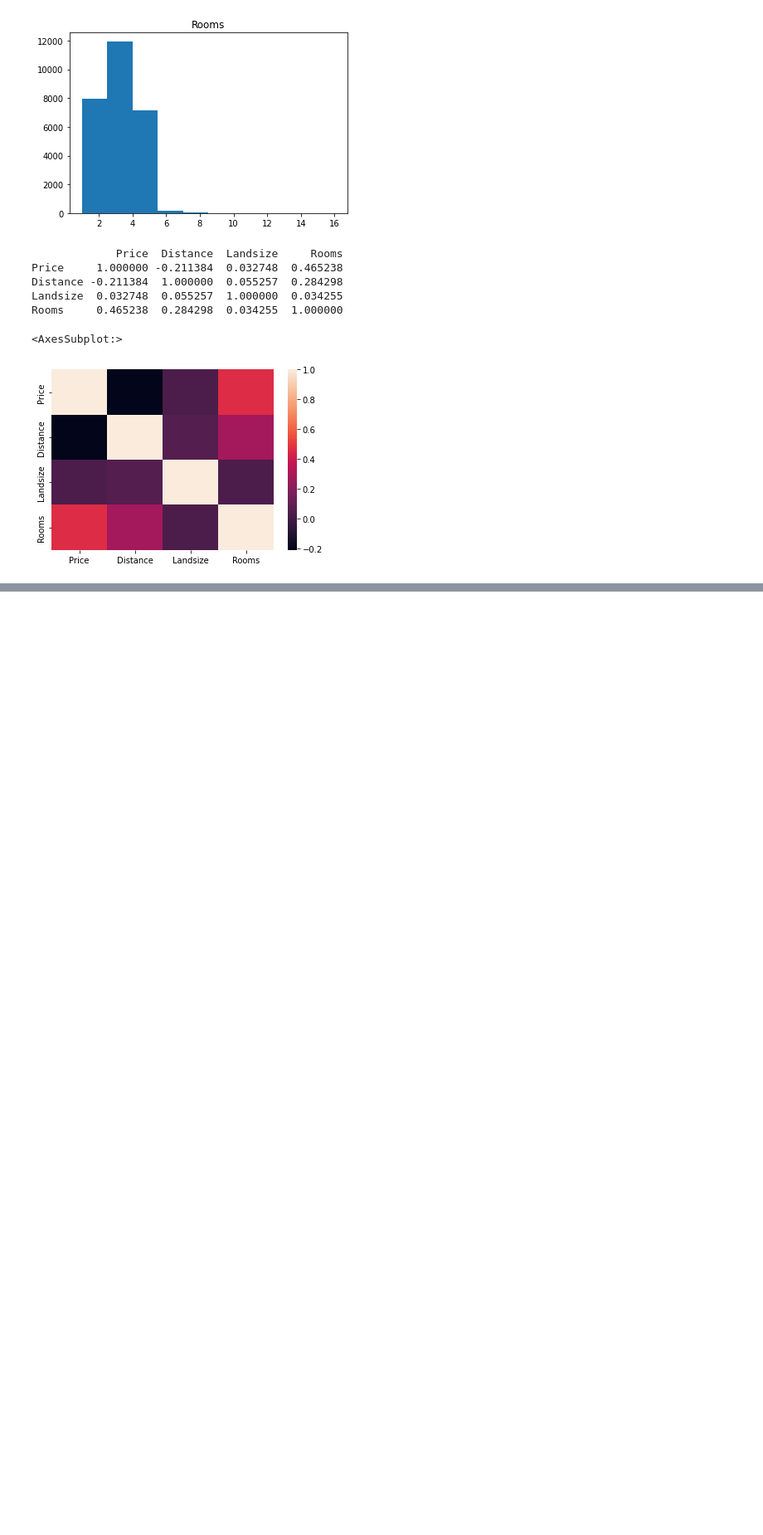
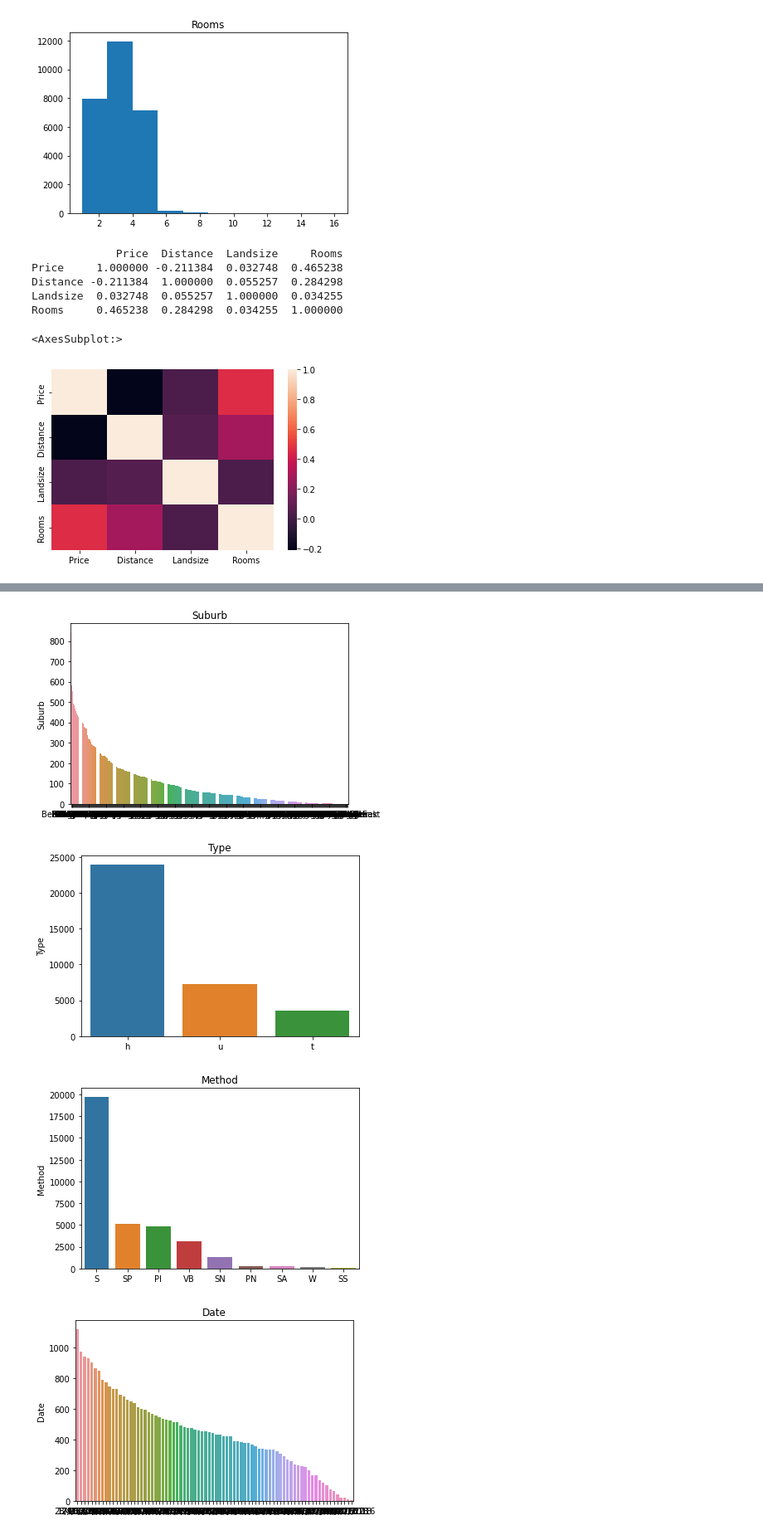
Before and after one commit to slothpunch/Uni, a Jupyter notebook: ICT Business Analytics/melbourne-housing-price-eda.ipynb, the cells around one changed output, grey strips where cells are left out. Shown at 83% size. Cells and saved outputs as stored; diff of their text form; code cells hidden in the pictures; blank space fills up the shorter version.

```diff
--- a/ICT Business Analytics/melbourne-housing-price-eda.ipynb
+++ b/ICT Business Analytics/melbourne-housing-price-eda.ipynb
@@ -217,4 +312,6 @@ dtype: float64
 # %%
+# Drop rows with empty values
+num_cols.dropna(axis = 0, subset = ['Price', 'Landsize', 'BuildingArea', 'YearBuilt'], inplace = True)
 print(num_cols.isnull().sum())
 print("")
 print(num_cols.isnull().sum()/len(df))
@@ -238,0 +340,2 @@ dtype: float64
+# %%
+num_cols.dropna(axis = 0, subset = ['BuildingArea', 'YearBuilt'], inplace = True)
@@ -238,0 +347,16 @@ dtype: float64
+# %%
+# Fill the missing values with mean
+
+# a = num_cols.copy()
+
+# a['Car'].fillna(int(a['Car'].mean()), inplace = True)
+# a['Lattitude'].fillna(round(a['Lattitude'].mean(), 5), inplace = True)
+# a['Longtitude'].fillna(round(a['Longtitude'].mean(), 5), inplace = True)
+
+num_cols['Car'].fillna(int(num_cols['Car'].mean()), inplace = True)
+num_cols['Lattitude'].fillna(round(num_cols['Lattitude'].mean(), 5), inplace = True)
+num_cols['Longtitude'].fillna(round(num_cols['Longtitude'].mean(), 5), inplace = True)
+
+print(num_cols.isnull().sum())
+print("")
+print(len(num_cols)) # 9028
@@ -262,5 +403,6 @@ num_bath
 # %%
-selected_num_cols = num_cols[['Price', 'Distance', 'Landsize', 'BuildingArea', 'YearBuilt', 'Rooms']]
+selected_num_cols = num_cols.copy()
+selected_num_cols = selected_num_cols[['Price', 'Distance', 'Landsize', 'BuildingArea', 'YearBuilt', 'Rooms']]
 
 selected_num_cols.dropna(axis = 0, subset=['Price'], inplace = True)
 selected_num_cols.drop(columns=['YearBuilt', 'BuildingArea'], inplace = True)
@@ -318,0 +486,23 @@ Rooms     0.465238  0.284298  0.034255  1.000000
+# %%
+# for i in cat_cols:
+#     sns.barplot(cat_cols[i].value_counts().index, cat_cols[i].value_counts()).set_title(i)
+#     plt.show()
+selected_cat_cols = cat_cols.copy()
+selected_cat_cols.drop(columns = ['Address', 'SellerG'], inplace = True)
+selected_cat_cols
+
+for i in selected_cat_cols:
+    sns.barplot(selected_cat_cols[i].value_counts().index, selected_cat_cols[i].value_counts()).set_title(i)
+    plt.show()
+
+# len(set(cat_cols['Suburb'])) # 351
+# len(set(cat_cols['Address'])) # 34009
+# len(set(cat_cols['Type'])) # 3 h, t, u
+# len(set(cat_cols['Method'])) # 9
+# len(set(cat_cols['CouncilArea'])) # 34
+# len(set(cat_cols['Regionname'])) # 9
+# %% [output]
+[figure, added]
+[figure, added]
+[figure, added]
+[figure, added]
```
Also changed, not shown: parts of 26 cells of this notebook.
